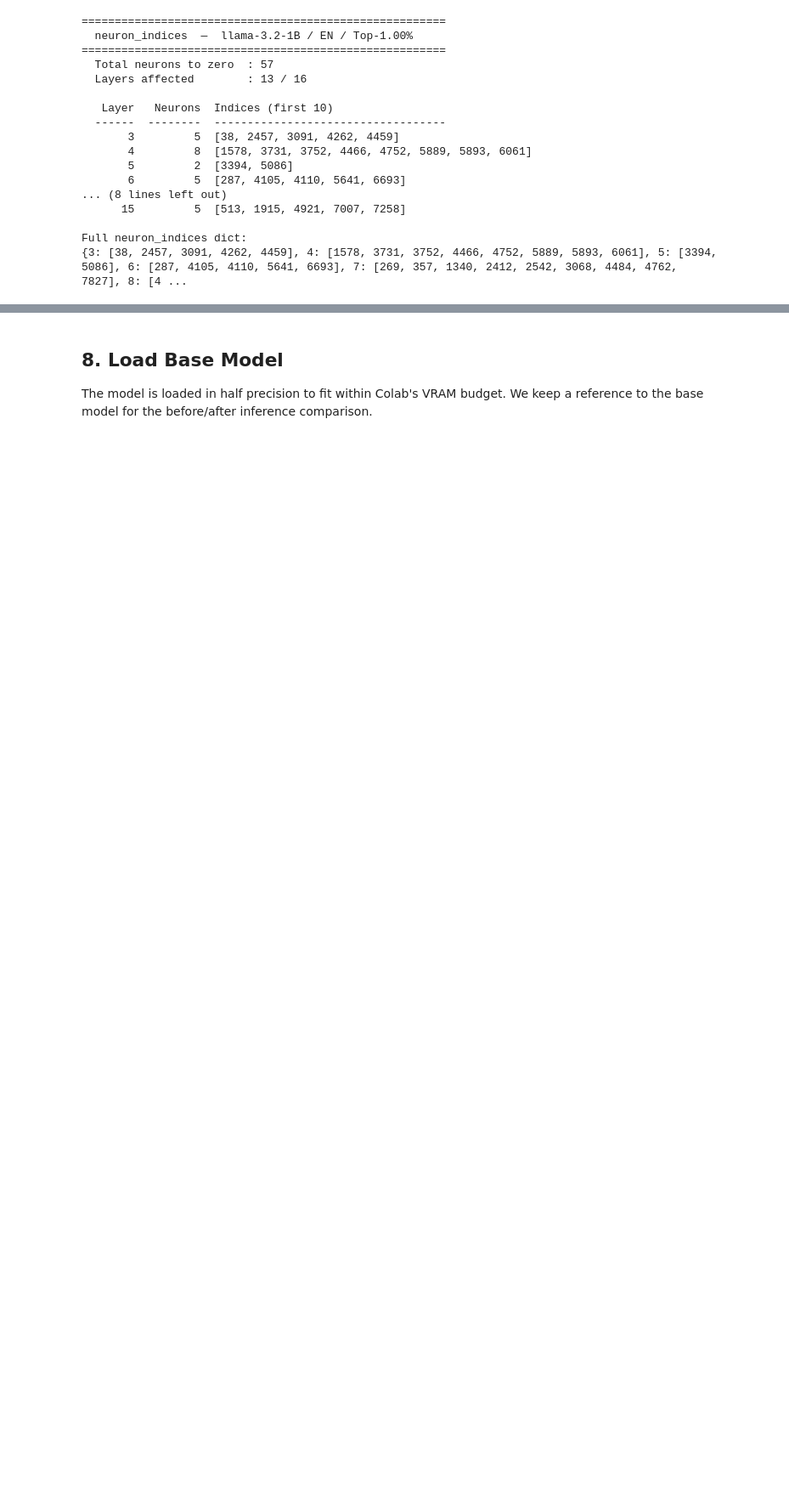
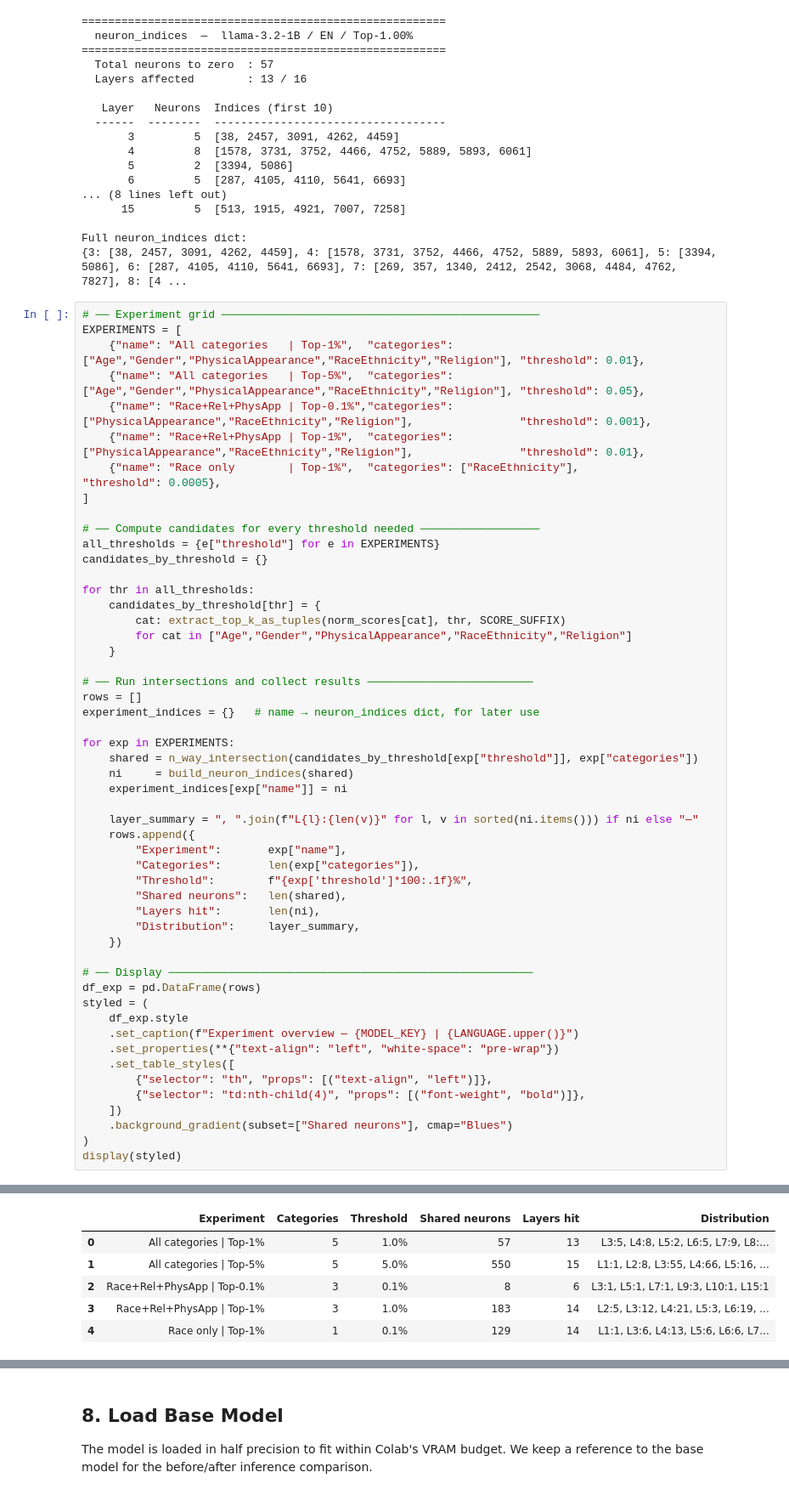
Before and after one commit to peremartra/fairness-pruning, a Jupyter notebook: notebooks/06_zero_bias_neurons.ipynb, the cells around one changed output, grey strips where cells are left out. Shown at 85% size. Drawn from its saved outputs; the diff is of its cells as text; blank space fills up the shorter version.

Commit message:
Test experiments

```diff
--- a/notebooks/06_zero_bias_neurons.ipynb
+++ b/notebooks/06_zero_bias_neurons.ipynb
@@ -374,3 +373,56 @@ print(neuron_indices)
 
 Full neuron_indices dict:
 {3: [38, 2457, 3091, 4262, 4459], 4: [1578, 3731, 3752, 4466, 4752, 5889, 5893, 6061], 5: [3394, 5086], 6: [287, 4105, 4110, 5641, 6693], 7: [269, 357, 1340, 2412, 2542, 3068, 4484, 4762, 7827], 8: [4 ...
+# %%
+# ── Experiment grid ────────────────────────────────────────────────
+EXPERIMENTS = [
+    {"name": "All categories   | Top-1%",  "categories": ["Age","Gender","PhysicalAppearance","RaceEthnicity","Religion"], "threshold": 0.01},
+    {"name": "All categories   | Top-5%",  "categories": ["Age","Gender","PhysicalAppearance","RaceEthnicity","Religion"], "threshold": 0.05},
+    {"name": "Race+Rel+PhysApp | Top-0.1%","categories": ["PhysicalAppearance","RaceEthnicity","Religion"],                "threshold": 0.001},
+    {"name": "Race+Rel+PhysApp | Top-1%",  "categories": ["PhysicalAppearance","RaceEthnicity","Religion"],                "threshold": 0.01},
+    {"name": "Race only        | Top-1%",  "categories": ["RaceEthnicity"],                                                "threshold": 0.0005},
+]
+
+# ── Compute candidates for every threshold needed ──────────────────
+all_thresholds = {e["threshold"] for e in EXPERIMENTS}
+candidates_by_threshold = {}
+
+for thr in all_thresholds:
+    candidates_by_threshold[thr] = {
+        cat: extract_top_k_as_tuples(norm_scores[cat], thr, SCORE_SUFFIX)
+        for cat in ["Age","Gender","PhysicalAppearance","RaceEthnicity","Religion"]
+    }
+
+# ── Run intersections and collect results ─────────────────────────
+rows = []
+experiment_indices = {}   # name → neuron_indices dict, for later use
+
+for exp in EXPERIMENTS:
+    shared = n_way_intersection(candidates_by_threshold[exp["threshold"]], exp["categories"])
+    ni     = build_neuron_indices(shared)
+    experiment_indices[exp["name"]] = ni
+
+    layer_summary = ", ".join(f"L{l}:{len(v)}" for l, v in sorted(ni.items())) if ni else "—"
+    rows.append({
+        "Experiment":       exp["name"],
+        "Categories":       len(exp["categories"]),
+        "Threshold":        f"{exp['threshold']*100:.1f}%",
+        "Shared neurons":   len(shared),
+        "Layers hit":       len(ni),
+        "Distribution":     layer_summary,
+    })
+
+# ── Display ───────────────────────────────────────────────────────
+df_exp = pd.DataFrame(rows)
+styled = (
+    df_exp.style
+    .set_caption(f"Experiment overview — {MODEL_KEY} | {LANGUAGE.upper()}")
+    .set_properties(**{"text-align": "left", "white-space": "pre-wrap"})
+    .set_table_styles([
+        {"selector": "th", "props": [("text-align", "left")]},
+        {"selector": "td:nth-child(4)", "props": [("font-weight", "bold")]},
+    ])
+    .background_gradient(subset=["Shared neurons"], cmap="Blues")
+)
+display(styled)
+# %% [output]
@@ -376,0 +430,6 @@ Full neuron_indices dict:
+|  | Experiment | Categories | Threshold | Shared neurons | Layers hit | Distribution |
+| 0 | All categories | Top-1% | 5 | 1.0% | 57 | 13 | L3:5, L4:8, L5:2, L6:5, L7:9, L8:... |
+| 1 | All categories | Top-5% | 5 | 5.0% | 550 | 15 | L1:1, L2:8, L3:55, L4:66, L5:16, ... |
+| 2 | Race+Rel+PhysApp | Top-0.1% | 3 | 0.1% | 8 | 6 | L3:1, L5:1, L7:1, L9:3, L10:1, L15:1 |
+| 3 | Race+Rel+PhysApp | Top-1% | 3 | 1.0% | 183 | 14 | L2:5, L3:12, L4:21, L5:3, L6:19, ... |
+| 4 | Race only | Top-1% | 1 | 0.1% | 129 | 14 | L1:1, L3:6, L4:13, L5:6, L6:6, L7... |
```
Also changed, not shown: parts of 8 cells of this notebook.
